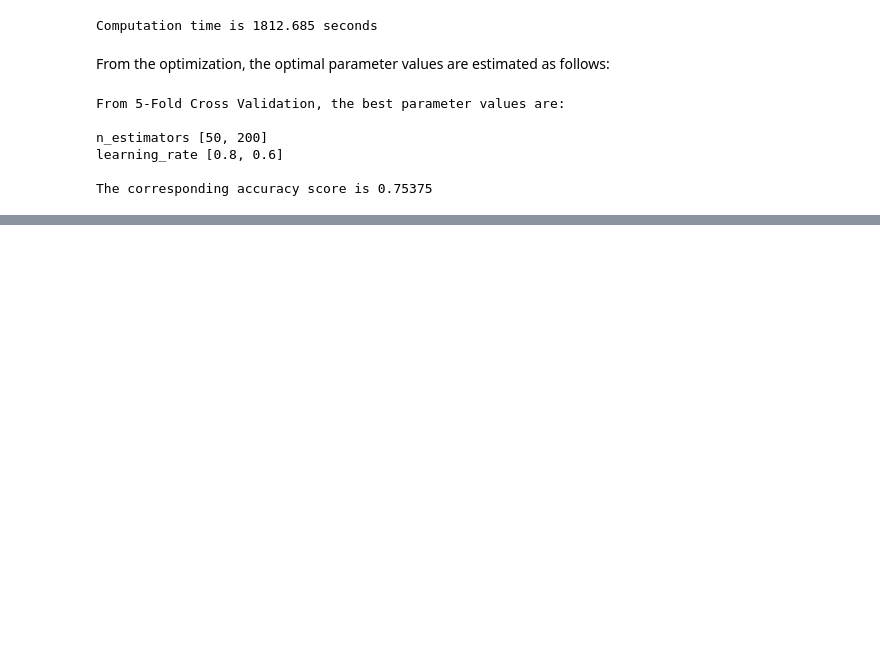
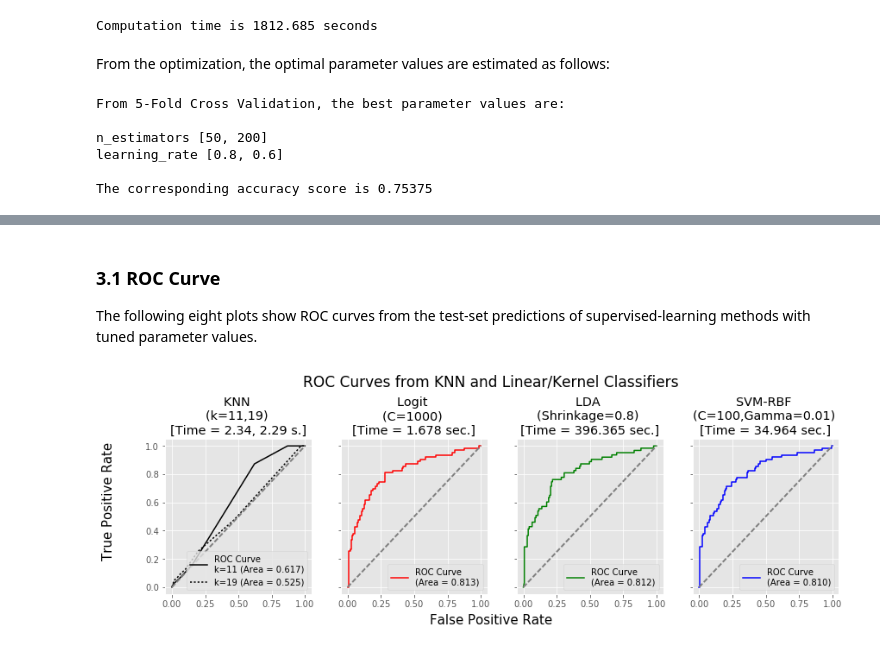
Before and after one commit to gentok/Political_Headlines_Project, a Jupyter notebook: notebooks/STA208_Supervised_Learning.ipynb, the cells around one changed output, grey strips where cells are left out. Drawn from its saved outputs; the diff is of its cells as text; code cells hidden in the pictures; blank space fills up the shorter version.

```diff
--- a/notebooks/STA208_Supervised_Learning.ipynb
+++ b/notebooks/STA208_Supervised_Learning.ipynb
@@ -168,6 +173,6 @@ Computation time is 2.350 seconds
 start = trec()
 knn2 = neighbors.KNeighborsClassifier(n_neighbors = 19) # Optimal k = 19
 knn2fpr, knn2tpr, knn2rocauc, knn2prec, knn2rec, knn2prauc = gk.class_onestep_auc(X_train, y_train, X_test, y_test, knn2)
-time = trec() - start
-print('Computation time is %0.3f seconds' % time)
+time_knn2 = trec() - start
+print('Computation time is %0.3f seconds' % time_knn2)
 # %% [output]
@@ -222,6 +229,6 @@ From the above, the optimal penalty size for logistic regression is $C = 1000$.
 start = trec()
 logit = skl_lm.LogisticRegression(solver='newton-cg', C = 1000)
 logitfpr, logittpr, logitrocauc, logitprec, logitrec, logitprauc = gk.class_onestep_auc(X_train, y_train, X_test, y_test, logit)
-time = trec() - start
-print('Computation time is %0.3f seconds' % time)
+time_logit = trec() - start
+print('Computation time is %0.3f seconds' % time_logit)
 # %% [output]
@@ -275,6 +284,6 @@ start = trec()
 ## On Test Set
 lda = LinearDiscriminantAnalysis(solver="lsqr", shrinkage = 0.8)
 ldafpr, ldatpr, ldarocauc, ldaprec, ldarec, ldaprauc = gk.class_onestep_auc(X_train, y_train, X_test, y_test, lda)
-time = trec() - start
-print('Computation time is %0.3f seconds' % time)
+time_lda = trec() - start
+print('Computation time is %0.3f seconds' % time_lda)
 # %% [output]
@@ -750,0 +671,45 @@ def class_simpred(Xall, X, y, clmod, n, testsize = .2):
+# %% [markdown]
+### 3.1 ROC Curve
+
+The following eight plots show ROC curves from the test-set predictions of supervised-learning methods with tuned parameter values.
+# %%
+plt.rcParams["figure.figsize"] = (14,4)
+f, (ax1, ax2, ax3, ax4),  = plt.subplots(1, 4, sharey=True)
+f.subplots_adjust(top = 0.75)
+f.text(0.5, 0.98, 'ROC Curves from KNN and Linear/Kernel Classifiers', ha='center', va='center', fontsize = 17)
+f.text(0.5, 0.02, 'False Positive Rate', ha='center', va='center', fontsize = 15)
+f.text(0.06, 0.5, 'True Positive Rate', ha='center', va='center', rotation='vertical', fontsize = 15)
+
+ax1.plot(knn1fpr, knn1tpr, 'k-', label = 'ROC Curve \nk=11 (Area = %0.3f)' % knn1rocauc)
+ax1.plot(knn2fpr, knn2tpr, 'k:', label = 'k=19 (Area = %0.3f)' % knn2rocauc)
+ax1.plot([0, 1], [0, 1], color='gray', lw=2, linestyle='--')
+ax1.set_title('KNN \n(k=11,19) \n[Time = %0.2f, %0.2f s.]' % (time_knn1,time_knn2) )
+ax1.set_xlim(-0.05,1.05)
+ax1.set_ylim(-0.05,1.05)
+ax1.legend(loc="lower right")
+
+ax2.plot(logitfpr, logittpr, 'r-', label = 'ROC Curve \n(Area = %0.3f)' % logitrocauc)
+ax2.plot([0, 1], [0, 1], color='gray', lw=2, linestyle='--')
+ax2.set_title('Logit \n(C=1000) \n[Time = %0.3f sec.]' %time_logit);
+ax2.set_xlim(-0.05,1.05)
+ax2.set_ylim(-0.05,1.05)
+ax2.legend(loc="lower right")
+
+ax3.plot(ldafpr, ldatpr, 'g-', label = 'ROC Curve \n(Area = %0.3f)' % ldarocauc)
+ax3.plot([0, 1], [0, 1], color='gray', lw=2, linestyle='--')
+ax3.set_title('LDA \n(Shrinkage=0.8) \n[Time = %0.3f sec.]' %time_lda);
+ax3.set_xlim(-0.05,1.05)
+ax3.set_ylim(-0.05,1.05)
+ax3.legend(loc="lower right")
+
+ax4.plot(svmfpr, svmtpr, 'b-', label = 'ROC Curve \n(Area = %0.3f)' % svmrocauc)
+ax4.plot([0, 1], [0, 1], color='gray', lw=2, linestyle='--')
+ax4.set_title('SVM-RBF \n(C=100,Gamma=0.01) \n[Time = %0.3f sec.]' %time_svm);
+ax4.set_xlim(-0.05,1.05)
+ax4.set_ylim(-0.05,1.05)
+ax4.legend(loc="lower right")
+
+
+plt.show()
+# %% [output]
+[figure, added]
```
Also changed, not shown: parts of 80 cells of this notebook, 4 other files.
